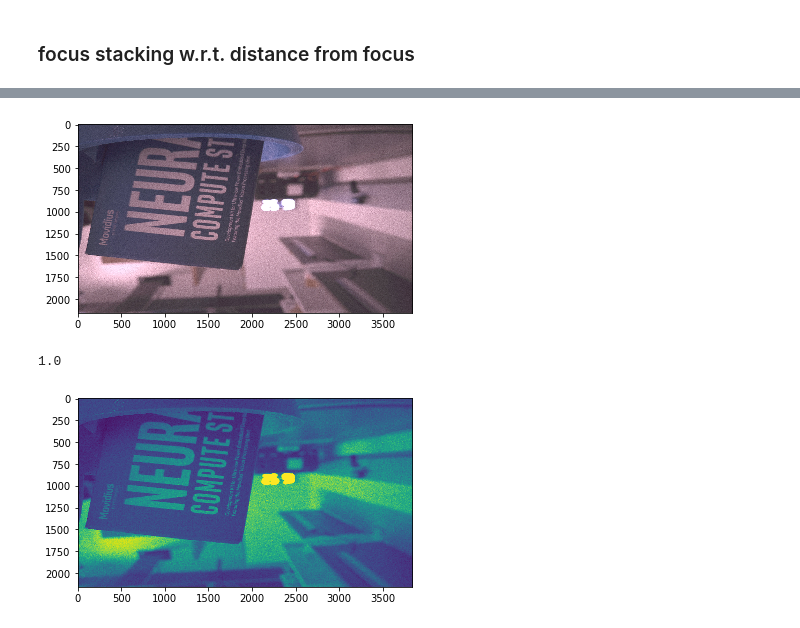
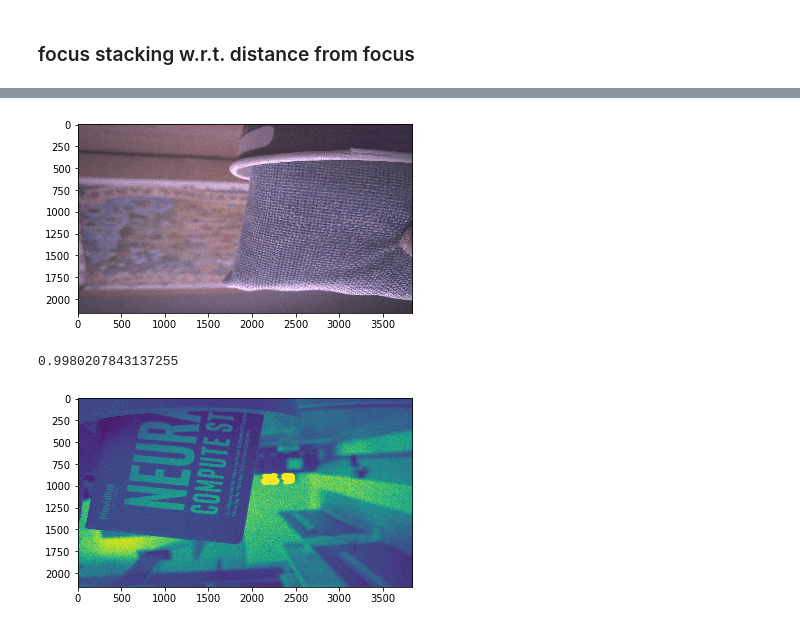
Before and after one commit to cianhwang/autofocus-stacking, a Jupyter notebook: autofocalstacking.ipynb, the cells around one changed output, grey strips where cells are left out. Cells and saved outputs as stored; diff of their text form; code cells hidden in the pictures.

```diff
--- a/autofocalstacking.ipynb
+++ b/autofocalstacking.ipynb
@@ -153,20 +144,20 @@ def dist_est(gray_img, curr, last_dist_map = None, last_move_steps = None):
 
     return flag, np.abs(dist_map), dist_to_move
 # %%
-# #initialFocus()
+#initialFocus()
 import cv2
-curr = 700
+curr = 800
 setFocus(pos = curr)
 
 img = grab_image()
 gray_img = rgb2gray(img)
 
 plt.imshow(img)
 plt.show()
 print(gray_img.max())
 # %% [output]
-[figure, old version]
+[figure, new version]
-1.0
+0.9980207843137255
 # %%
 dist_map = None
 dist_to_move = None
```
Also changed, not shown: parts of 2 cells of this notebook.
